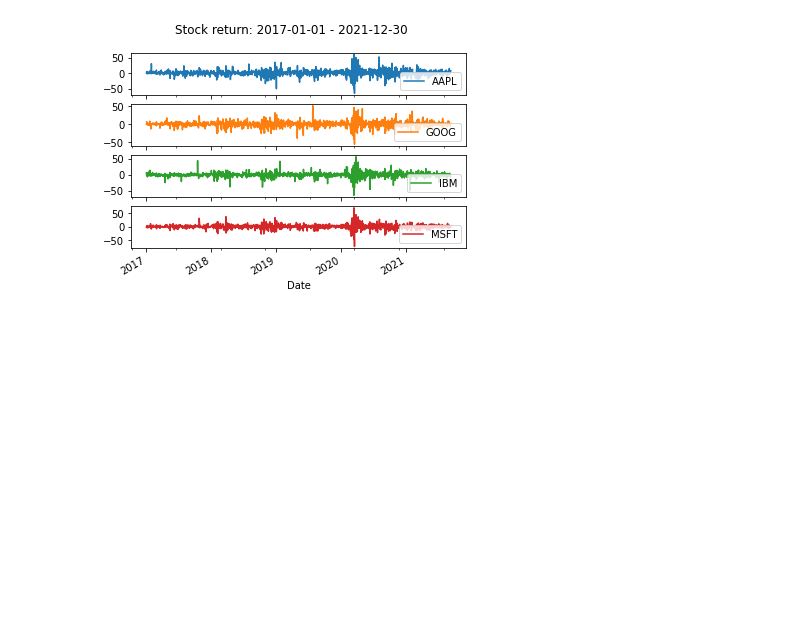
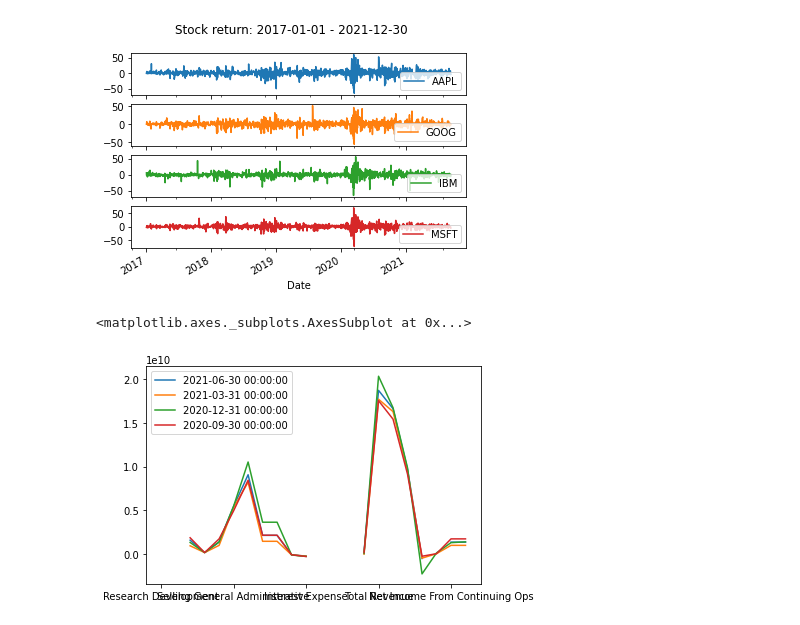
Before and after one commit to A-Alexandrov2021/Projects, a Jupyter notebook: Final_Assignment_Library_new_Apple.ipynb, the cells around one changed output. Cells and saved outputs as stored; diff of their text form; code cells hidden in the pictures; blank space fills up the shorter version.

```diff
--- a/Final_Assignment_Library_new_Apple.ipynb
+++ b/Final_Assignment_Library_new_Apple.ipynb
@@ -429,3 +429,8 @@ returns = 500 * df['Adj Close'].pct_change().dropna()
 returns.plot(subplots=True, title=f'Stock return: {START_DATE} - {END_DATE} ');
 # %% [output]
 [figure]
+# %%
+ibm.quarterly_financials.plot()
+# %% [output]
+<matplotlib.axes._subplots.AxesSubplot at 0x...>
+[figure, added]
```
Also changed, not shown: parts of 7 cells of this notebook.
